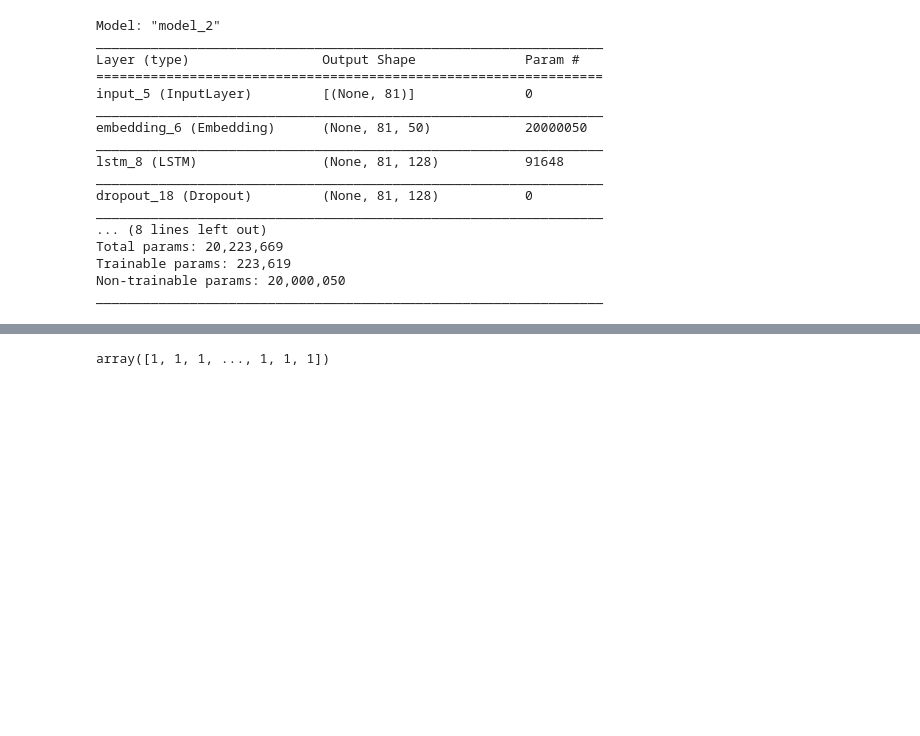
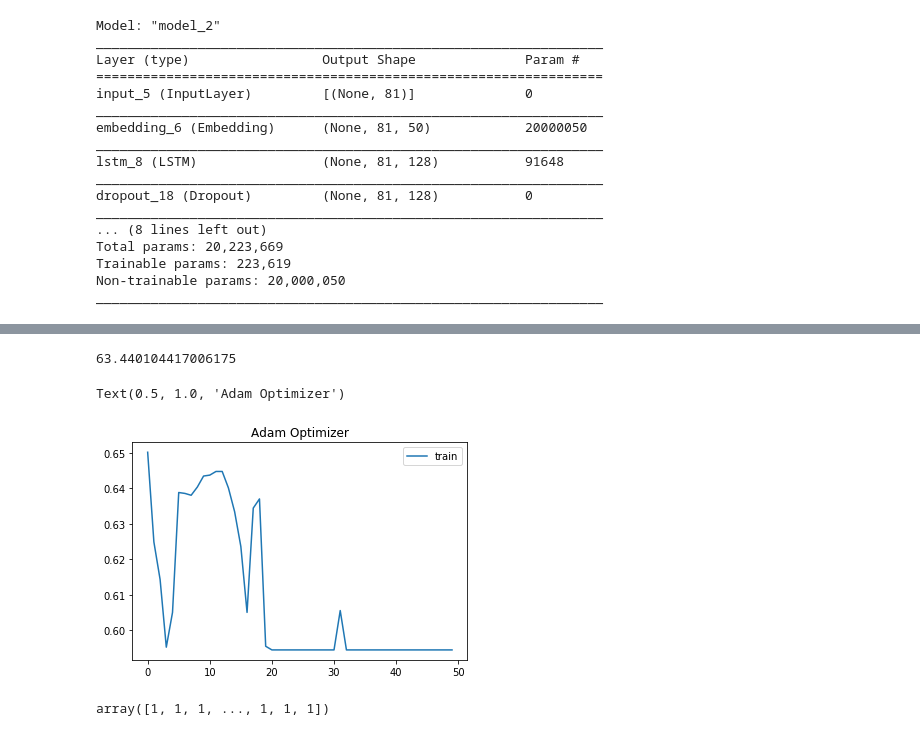
Before and after one commit to henribxn/udacityprojects_term2, a Jupyter notebook: SentimentAnalysisFinance/Text_classification.ipynb, the cells around one changed output, grey strips where cells are left out. Drawn from its saved outputs; the diff is of its cells as text; code cells hidden in the pictures; blank space fills up the shorter version.

```diff
--- a/SentimentAnalysisFinance/Text_classification.ipynb
+++ b/SentimentAnalysisFinance/Text_classification.ipynb
@@ -793,8 +794,15 @@ Epoch 47/50
+# %%
+end_time/60
+# %% [output]
+63.440104417006175
 # %%
 plt.plot(history.history['accuracy'], label='train')
-plt.plot(history.history['val_accuracy'], label='test')
+#plt.plot(history.history['val_accuracy'], label='test')
 plt.legend()
 plt.title('Adam Optimizer')
+# %% [output]
+Text(0.5, 1.0, 'Adam Optimizer')
+[figure, added]
 # %%
 Y_pred = model.predict(X_train_indices)
 # %%
```
Also changed, not shown: parts of 4 cells of this notebook, 2 other files.
